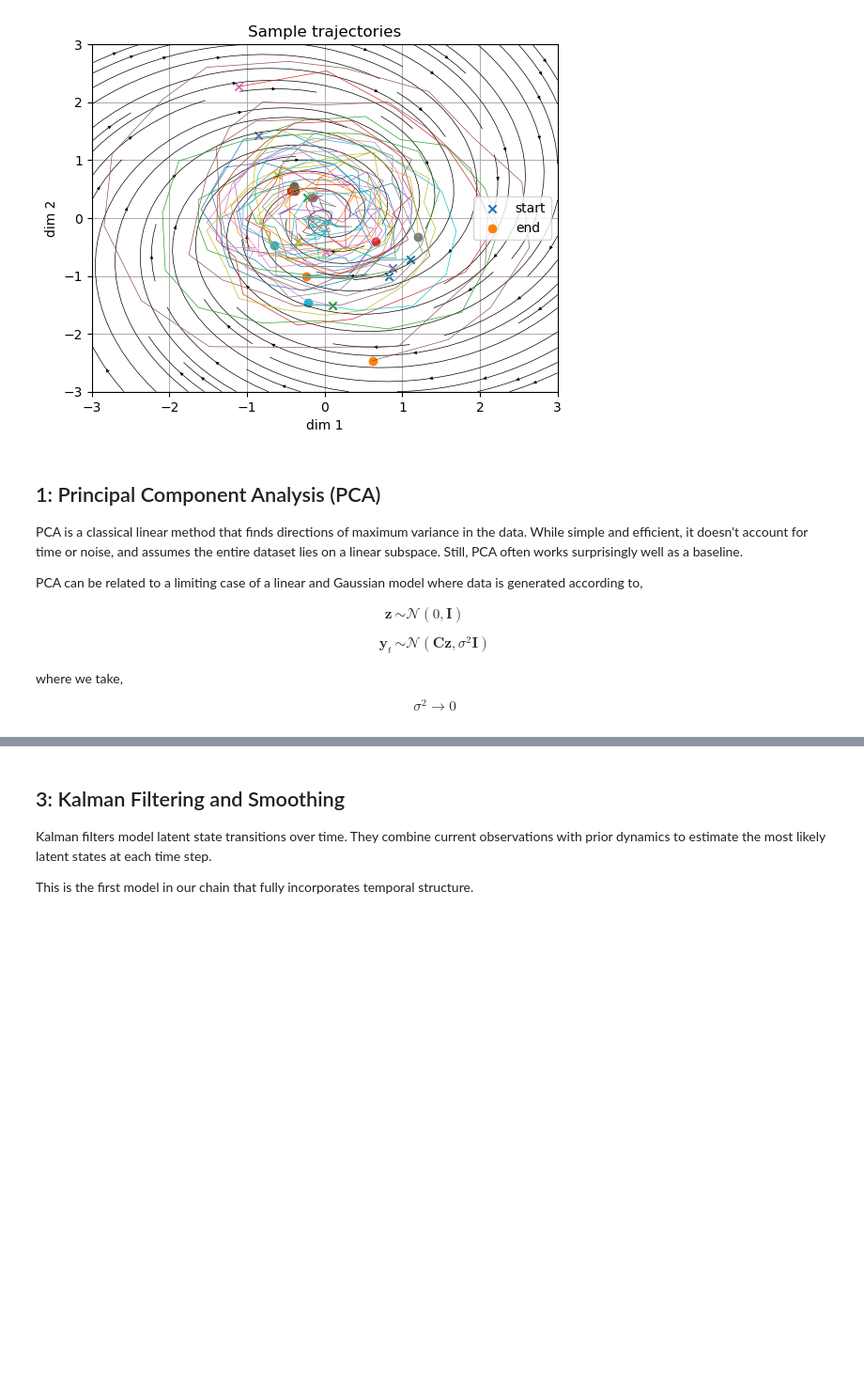
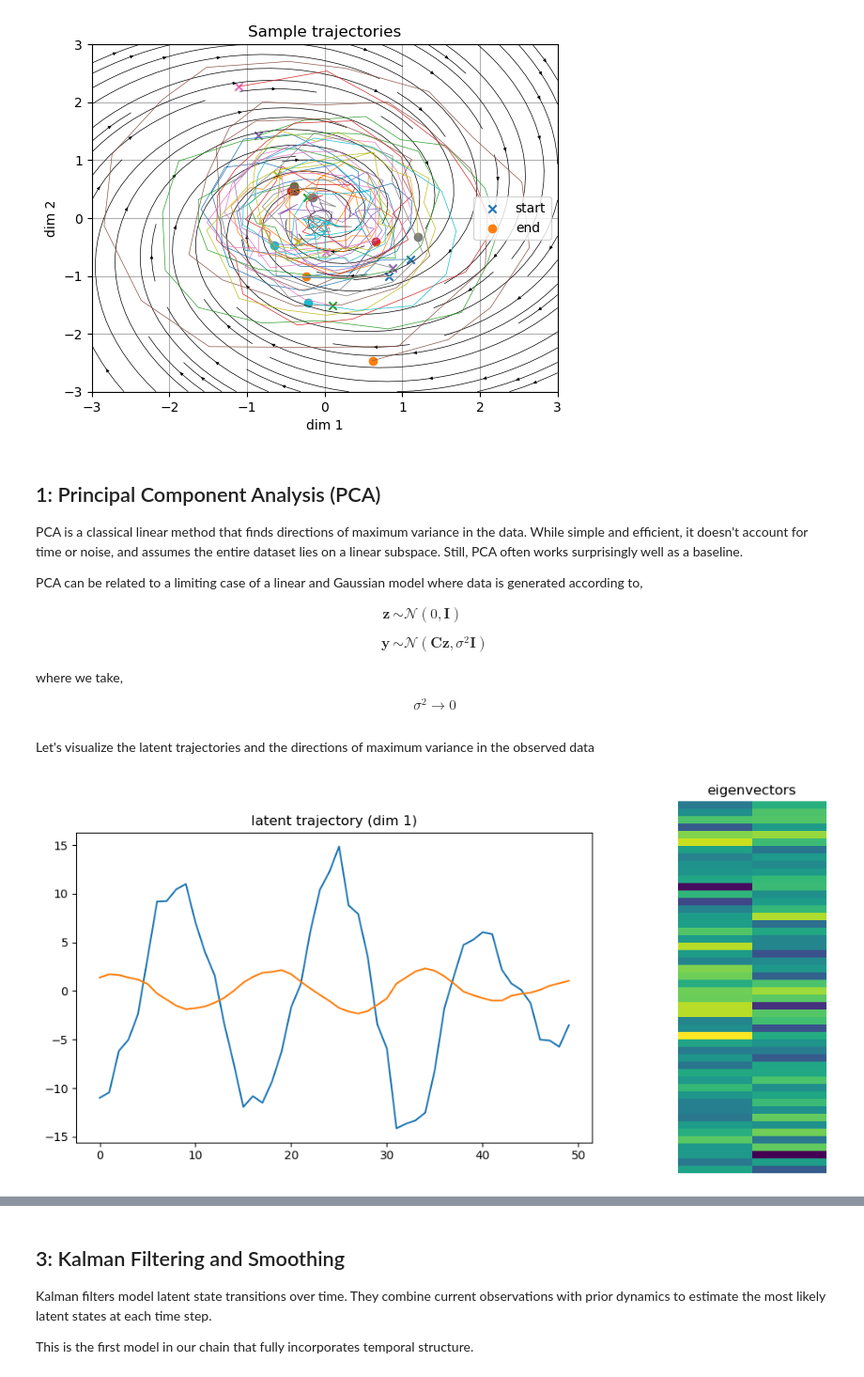
Before and after one commit to catniplab/xfads, a Jupyter notebook: examples/lvm_progression/demo.ipynb, the cells around one changed output, grey strips where cells are left out. Shown: that part at 94% size. Drawn from its saved outputs; the diff is of its cells as text; code cells hidden in the pictures; blank space fills up the shorter version.

Commit message:
explain ability to arbitrarily rotate and scale latents and pca example, factor analysis math parts

```diff
--- a/examples/lvm_progression/demo.ipynb
+++ b/examples/lvm_progression/demo.ipynb
@@ -115,7 +115,7 @@ PCA can be related to a limiting case of a linear and Gaussian model where data
 $$
 \begin{aligned}
 \mathbf{z} &\sim \mathcal{N}(0, \mathbf{I}) \\\\
-\mathbf{y}_t &\sim \mathcal{N}(\mathbf{C} \mathbf{z}, \sigma^2 \mathbf{I})
+\mathbf{y} &\sim \mathcal{N}(\mathbf{C} \mathbf{z}, \sigma^2 \mathbf{I})
 \end{aligned}
 $$
 
@@ -127,5 +127,26 @@ $$
 # %%
 pca = PCA(n_components=2)
 pca.fit(y_train.reshape(-1, n_neurons))
+eig_vec = pca.components_
 m_pca = pca.transform(y_valid.reshape(-1, n_neurons))
 m_pca = torch.tensor(m_pca.reshape(n_valid, n_time_bins, -1), dtype=torch.float32)
+# %% [markdown]
+Let's visualize the latent trajectories and the directions of maximum variance in the observed data
+# %%
+fig, axs = plt.subplots(1, 2, figsize=(12, 5))
+
+# Line plot
+axs[0].set_title('latent trajectory (dim 1)')
+axs[0].set_box_aspect(0.6)
+axs[0].plot(m_pca[0, :, 0])
+axs[0].plot(z_valid[0, :, 0])
+
+# Imshow - horizontally stretched
+axs[1].imshow(eig_vec.T, aspect=0.1)
+plot_utils.remove_axs_fluff(axs[1])
+axs[1].set_title('eigenvectors')
+
+plt.tight_layout()
+plt.show()
+# %% [output]
+[figure, added]
```
Also changed, not shown: parts of 3 cells of this notebook.
